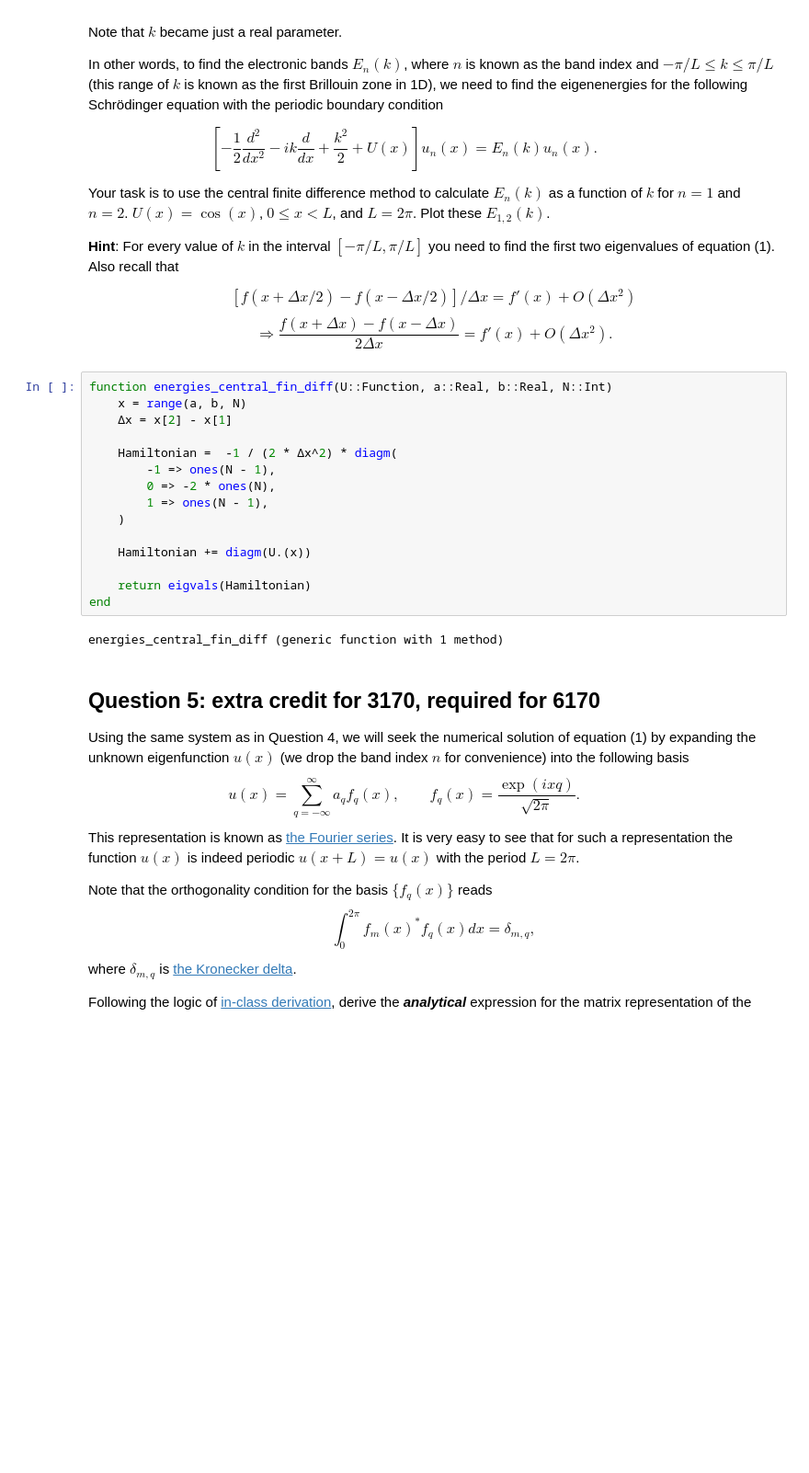
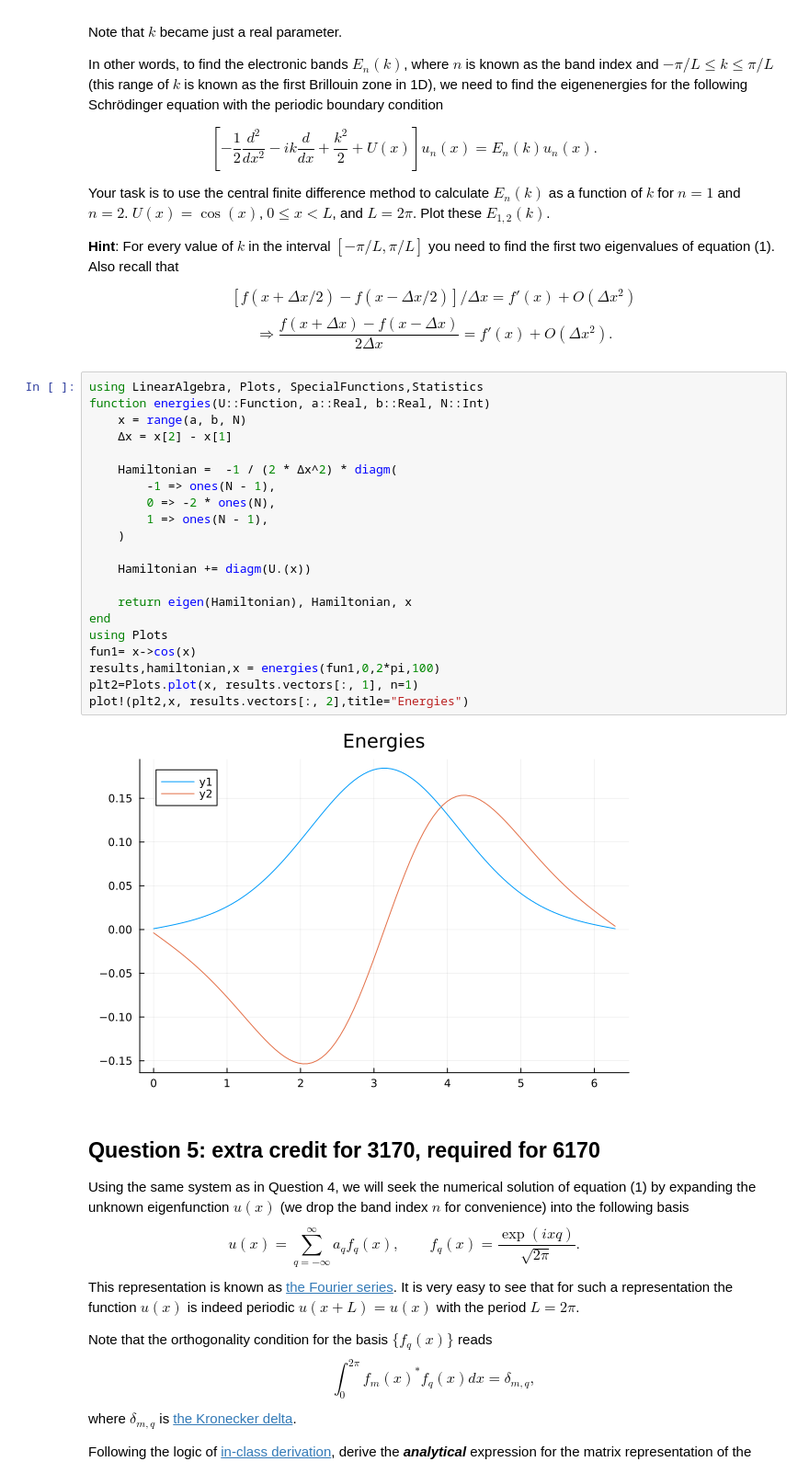
Before and after one commit to jloch206/Comp_Phys_Lochner, a Jupyter notebook: Homework3.ipynb, the cells around one changed output. Shown at 92% size. Cells and saved outputs as stored; diff of their text form; blank space fills up the shorter version.

```diff
--- a/Homework3.ipynb
+++ b/Homework3.ipynb
@@ -139,22 +139,28 @@ $$
 \Longrightarrow \frac{f(x+\Delta x) - f(x-\Delta x)}{2\Delta x} = f'(x) + O\left( \Delta x^2 \right).
 $$
 # %%
-function energies_central_fin_diff(U::Function, a::Real, b::Real, N::Int)
+using LinearAlgebra, Plots, SpecialFunctions,Statistics
+function energies(U::Function, a::Real, b::Real, N::Int)
     x = range(a, b, N)
     Δx = x[2] - x[1]
 
     Hamiltonian =  -1 / (2 * Δx^2) * diagm(
         -1 => ones(N - 1),
         0 => -2 * ones(N),
         1 => ones(N - 1),
     )
 
     Hamiltonian += diagm(U.(x))
 
-    return eigvals(Hamiltonian)
+    return eigen(Hamiltonian), Hamiltonian, x
 end
+using Plots
+fun1= x->cos(x)
+results,hamiltonian,x = energies(fun1,0,2*pi,100)
+plt2=Plots.plot(x, results.vectors[:, 1], n=1)
+plot!(plt2,x, results.vectors[:, 2],title="Energies")
 # %% [output]
-energies_central_fin_diff (generic function with 1 method)
+[figure, added]
 # %% [markdown]
 ## Question 5: extra credit for 3170, required for 6170
 
```
